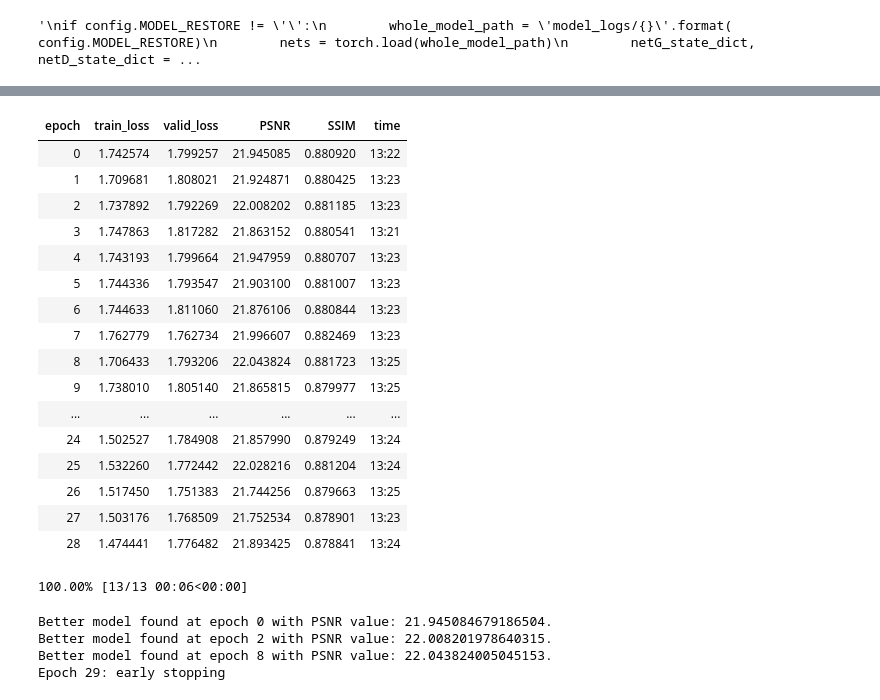
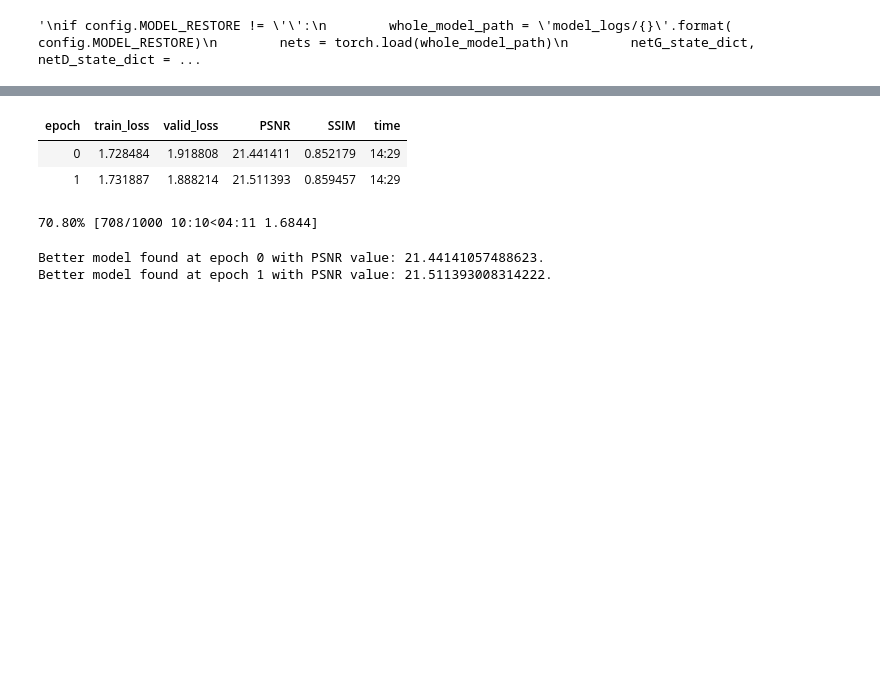
Before and after one commit to Ir1d/GatedConvolution_pytorch, a Jupyter notebook: cvdl.ipynb, the cells around one changed output, grey strips where cells are left out. Drawn from its saved outputs; the diff is of its cells as text; code cells hidden in the pictures; blank space fills up the shorter version.

Commit message:
static val for bigger validation, try concat for fastai ver

```diff
--- a/cvdl.ipynb
+++ b/cvdl.ipynb
@@ -352,2 +350,2 @@ learn.validate()
 # %%
-learn.load('best')
+# learn.load('best')
@@ -387,7 +365,7 @@ LR Finder is complete, type {learner_name}.recorder.plot() to see the graph.
 # %%
 # lr = (1e-2)/2
 # 可能是 lr 变大之后才炸的..
-lr = 1e-4
-NAME = "fastai-unet-swish-part2" # with new val
+lr = (1e-3)/2
+NAME = "fastai-unet-swish-concat" # with new val
 learn.fit_one_cycle(50, max_lr=slice(lr), callbacks=[SaveModelCallback(learn, every='improvement', monitor='PSNR', name='best'), TensorboardLogger(learn, NAME, cfgtxt=str(lr))])
 # %% [output]
@@ -395,22 +373,6 @@ learn.fit_one_cycle(50, max_lr=slice(lr), callbacks=[SaveModelCallback(learn, ev
 | epoch | train_loss | valid_loss | PSNR | SSIM | time |
-| 0 | 1.742574 | 1.799257 | 21.945085 | 0.880920 | 13:22 |
-| 1 | 1.709681 | 1.808021 | 21.924871 | 0.880425 | 13:23 |
-| 2 | 1.737892 | 1.792269 | 22.008202 | 0.881185 | 13:23 |
-| 3 | 1.747863 | 1.817282 | 21.863152 | 0.880541 | 13:21 |
-| 4 | 1.743193 | 1.799664 | 21.947959 | 0.880707 | 13:23 |
-| 5 | 1.744336 | 1.793547 | 21.903100 | 0.881007 | 13:23 |
-| 6 | 1.744633 | 1.811060 | 21.876106 | 0.880844 | 13:23 |
-| 7 | 1.762779 | 1.762734 | 21.996607 | 0.882469 | 13:23 |
-| 8 | 1.706433 | 1.793206 | 22.043824 | 0.881723 | 13:25 |
-| 9 | 1.738010 | 1.805140 | 21.865815 | 0.879977 | 13:25 |
-| ... | ... | ... | ... | ... | ... |
-| 24 | 1.502527 | 1.784908 | 21.857990 | 0.879249 | 13:24 |
-| 25 | 1.532260 | 1.772442 | 22.028216 | 0.881204 | 13:24 |
-| 26 | 1.517450 | 1.751383 | 21.744256 | 0.879663 | 13:25 |
-| 27 | 1.503176 | 1.768509 | 21.752534 | 0.878901 | 13:23 |
-| 28 | 1.474441 | 1.776482 | 21.893425 | 0.878841 | 13:24 |
+| 0 | 1.728484 | 1.918808 | 21.441411 | 0.852179 | 14:29 |
+| 1 | 1.731887 | 1.888214 | 21.511393 | 0.859457 | 14:29 |
-100.00% [13/13 00:06<00:00]
+70.80% [708/1000 10:10<04:11 1.6844]
-Better model found at epoch 0 with PSNR value: 21.945084679186504.
-Better model found at epoch 2 with PSNR value: 22.008201978640315.
-Better model found at epoch 8 with PSNR value: 22.043824005045153.
-Epoch 29: early stopping
+Better model found at epoch 0 with PSNR value: 21.44141057488623.
+Better model found at epoch 1 with PSNR value: 21.511393008314222.
```
Also changed, not shown: parts of 9 cells of this notebook, 3 other files.
